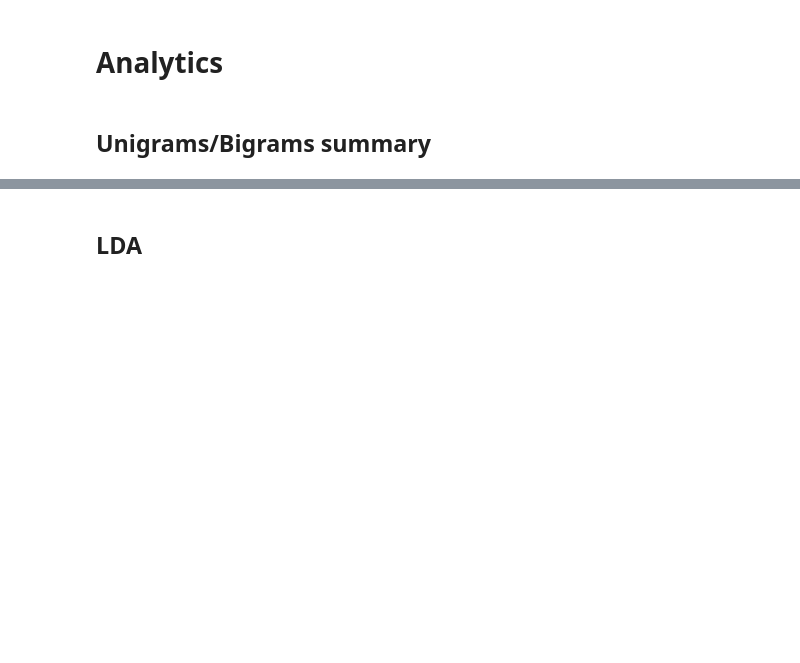
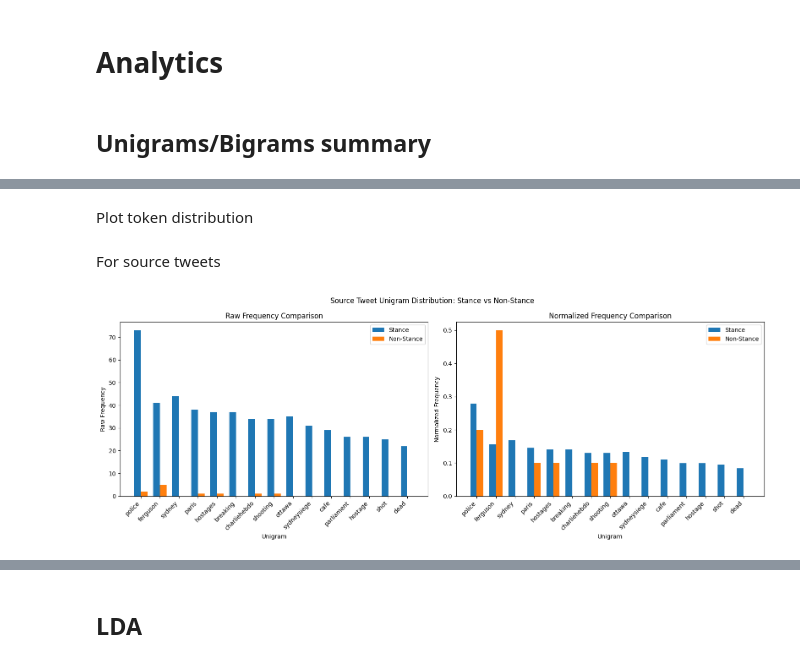
Before and after one commit to NamLe0609/natural-language-processing, a Jupyter notebook: main.ipynb, the cells around one changed output, grey strips where cells are left out. Saved outputs shown, nothing was run; the diff lists cells and outputs as text; code cells hidden in the pictures; blank space fills up the shorter version.

```diff
--- a/main.ipynb
+++ b/main.ipynb
@@ -78,0 +323,43 @@ Tweets without sentiment: 256
+# %% [markdown]
+Plot token distribution
+# %% [markdown]
+For source tweets
+# %%
+fig, (ax1, ax2) = plt.subplots(1, 2, figsize=(16, 6))
+fig.suptitle('Source Tweet Unigram Distribution: Stance vs Non-Stance')
+
+# Raw frequency
+top_n = 15
+top_source_unigrams = source_comparison_df.head(top_n)['unigram'].values
+top_source_stance = source_comparison_df.head(top_n)['stance_freq'].values
+top_source_non_stance = source_comparison_df.head(top_n)['non_stance_freq'].values
+
+x = np.arange(len(top_source_unigrams))
+width = 0.35
+
+ax1.bar(x - width/2, top_source_stance, width, label='Stance')
+ax1.bar(x + width/2, top_source_non_stance, width, label='Non-Stance')
+ax1.set_xlabel('Unigram')
+ax1.set_ylabel('Raw Frequency')
+ax1.set_title('Raw Frequency Comparison')
+ax1.set_xticks(x)
+ax1.set_xticklabels(top_source_unigrams, rotation=45, ha='right')
+ax1.legend()
+
+# Normalized frequency
+top_source_stance_norm = source_comparison_df.head(top_n)['stance_norm'].values
+top_source_non_stance_norm = source_comparison_df.head(top_n)['non_stance_norm'].values
+
+ax2.bar(x - width/2, top_source_stance_norm, width, label='Stance')
+ax2.bar(x + width/2, top_source_non_stance_norm, width, label='Non-Stance')
+ax2.set_xlabel('Unigram')
+ax2.set_ylabel('Normalized Frequency')
+ax2.set_title('Normalized Frequency Comparison')
+ax2.set_xticks(x)
+ax2.set_xticklabels(top_source_unigrams, rotation=45, ha='right')
+ax2.legend()
+
+plt.tight_layout()
+plt.show()
+# %% [output]
+[figure, added]
```
Also changed, not shown: parts of 25 cells of this notebook, 2 other files.
